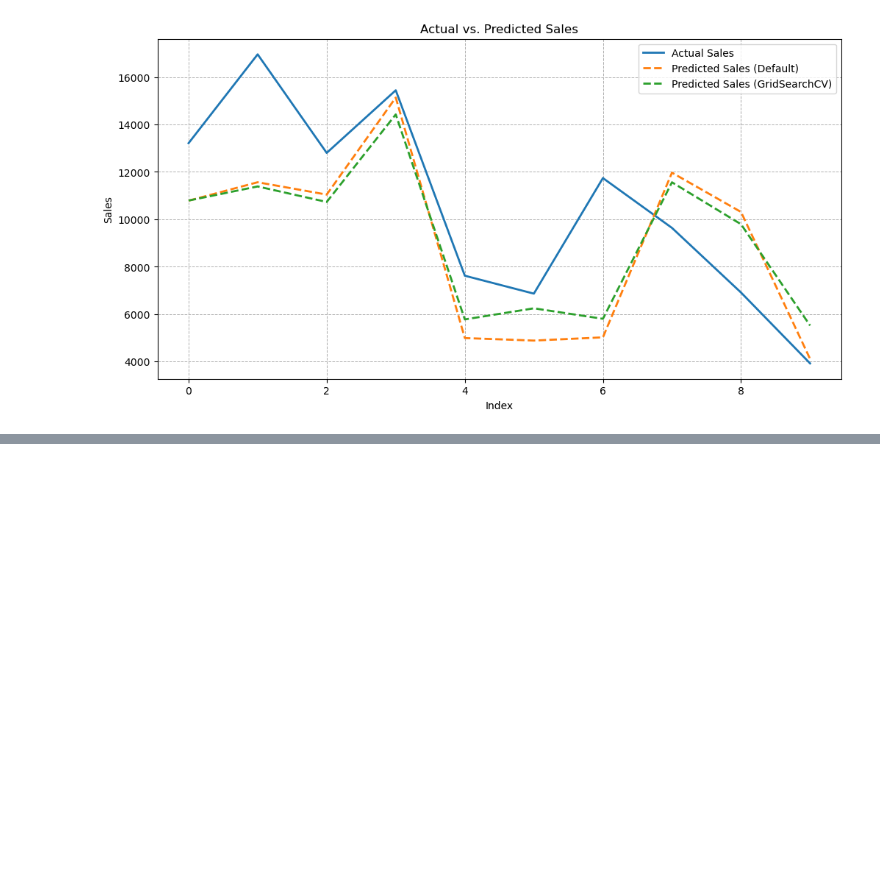
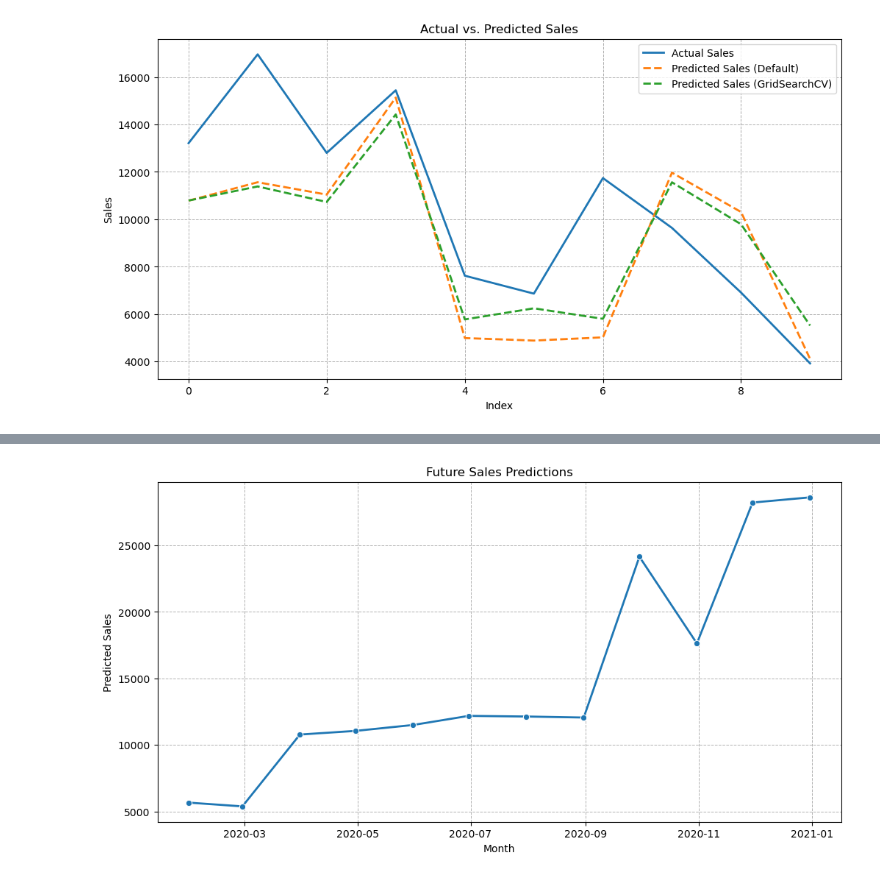
Before and after one commit to neilfatalis/retail-sales-forecasting, a Jupyter notebook: forecasting.ipynb, the cells around one changed output, grey strips where cells are left out. Saved outputs shown, nothing was run; the diff lists cells and outputs as text; code cells hidden in the pictures; blank space fills up the shorter version.

```diff
--- a/forecasting.ipynb
+++ b/forecasting.ipynb
@@ -361,0 +388,28 @@ plt.show()
+# %%
+# Prepare Future Features
+future_df = pd.DataFrame({'Month': future_dates.to_period('M')})
+future_df['Month'] = future_df['Month'].astype(str)
+future_df['Year'] = future_dates.year
+future_df['Month_Num'] = future_dates.month
+# %%
+# Initialize future DataFrame with most common values
+for col in segment_columns:
+    future_df[col] = most_common_segment[col]
+
+for col in ship_mode_columns:
+    future_df[col] = most_common_ship_mode[col]
+
+for col in region_columns:
+    future_df[col] = most_common_region[col]
+# %%
+# Align columns with the training data
+future_df_encoded = future_df.reindex(columns=X.columns, fill_value=0)
+
+# 3. Make Predictions
+future_sales_predictions = best_rf_model.predict(future_df_encoded)
+# %%
+# Create a DataFrame to hold future dates and their predicted sales
+future_sales_df = pd.DataFrame({
+    'Month': future_dates,
+    'Predicted_Sales': future_sales_predictions
+})
@@ -361,0 +433,11 @@ plt.show()
+# %%
+# Plot future sales predictions
+plt.figure(figsize=(12, 6))
+sns.lineplot(x='Month', y='Predicted_Sales', data=future_sales_df, marker='o', linewidth=2)
+plt.title('Future Sales Predictions')
+plt.xlabel('Month')
+plt.ylabel('Predicted Sales')
+plt.grid(True, which='both', linestyle='--', linewidth=0.7)
+plt.show()
+# %% [output]
+[figure, added]
```
Also changed, not shown: parts of 9 cells of this notebook, 1 other file.
